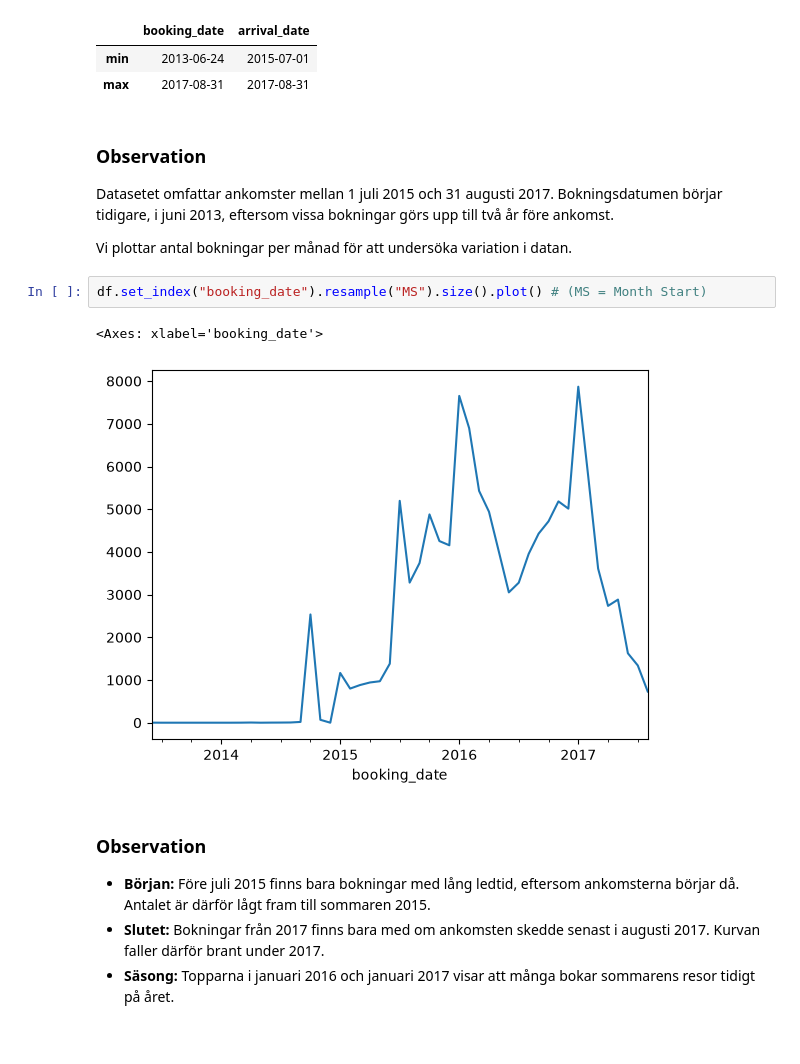
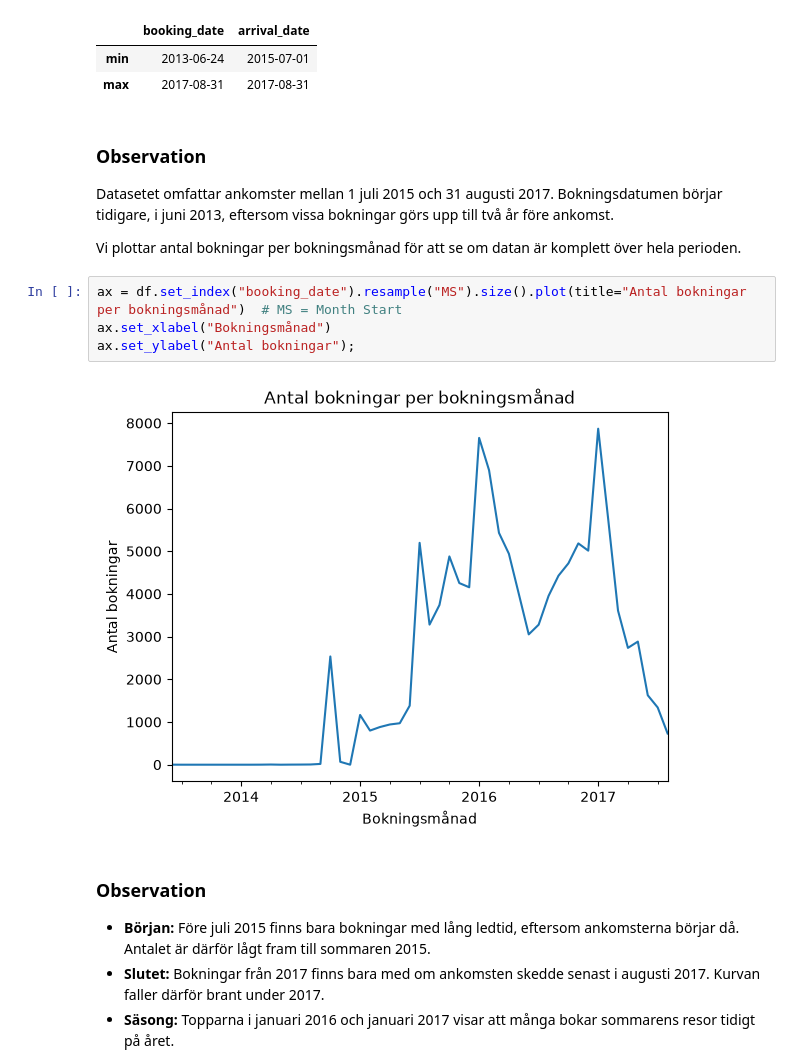
Before and after one commit to MalinMo/flotation-silica-prediction, a Jupyter notebook: notebooks/eda_datum.ipynb, the cells around one changed output. Saved outputs shown, nothing was run; the diff lists cells and outputs as text; blank space fills up the shorter version.

```diff
--- a/notebooks/eda_datum.ipynb
+++ b/notebooks/eda_datum.ipynb
@@ -76,12 +76,13 @@ df[["booking_date", "arrival_date"]].agg(["min", "max"])
 
 Datasetet omfattar ankomster mellan 1 juli 2015 och 31 augusti 2017. Bokningsdatumen börjar tidigare, i juni 2013, eftersom vissa bokningar görs upp till två år före ankomst.
 
-Vi plottar antal bokningar per månad för att undersöka variation i datan.
+Vi plottar antal bokningar per bokningsmånad för att se om datan är komplett över hela perioden.
 # %%
-df.set_index("booking_date").resample("MS").size().plot() # (MS = Month Start)
+ax = df.set_index("booking_date").resample("MS").size().plot(title="Antal bokningar per bokningsmånad")  # MS = Month Start
+ax.set_xlabel("Bokningsmånad")
+ax.set_ylabel("Antal bokningar");
 # %% [output]
-<Axes: xlabel='booking_date'>
-[figure, old version]
+[figure, new version]
 # %% [markdown]
 ### Observation
 
```
